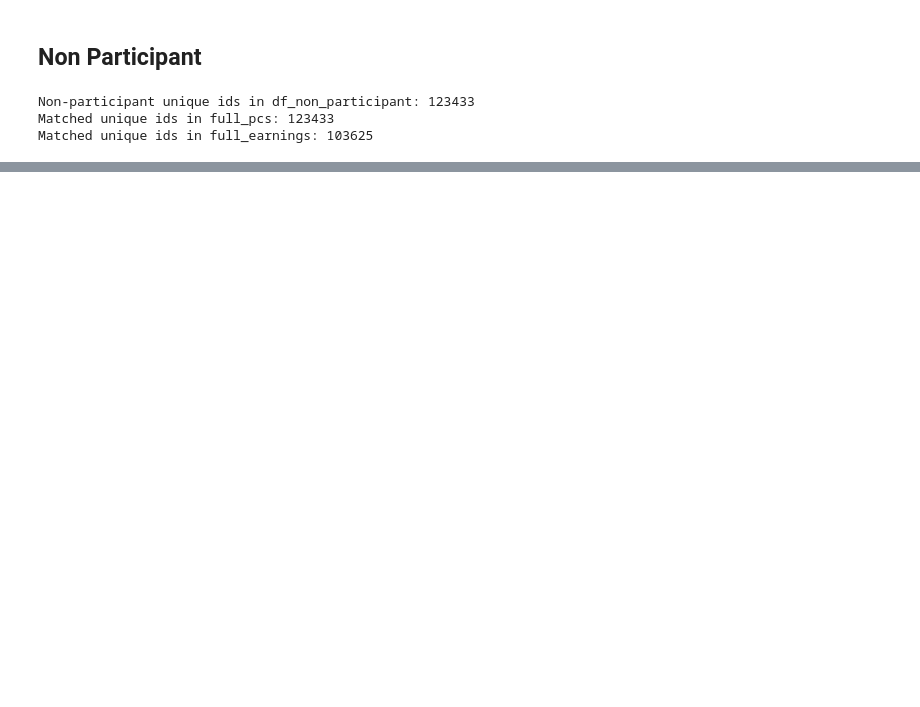
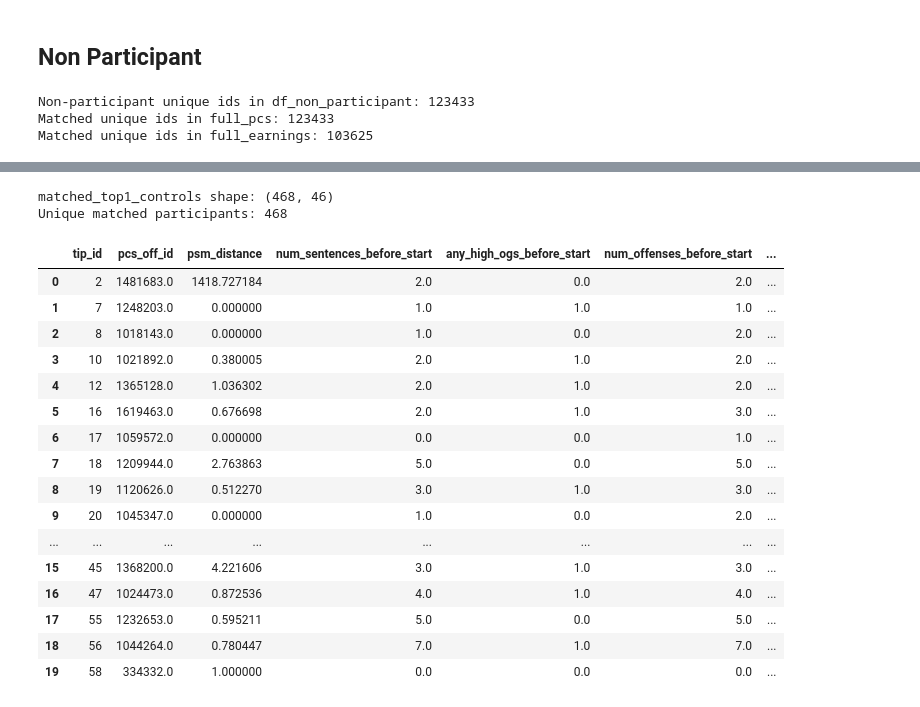
Before and after one commit to Nikki-Lemon/TIP2026, a Jupyter notebook: Matching/Participant_NonParticipant_Matching.ipynb, the cells around one changed output, grey strips where cells are left out. Cells and saved outputs as stored; diff of their text form; code cells hidden in the pictures; blank space fills up the shorter version.

```diff
--- a/Matching/Participant_NonParticipant_Matching.ipynb
+++ b/Matching/Participant_NonParticipant_Matching.ipynb
@@ -2483,0 +1411,19 @@ Notes:
+# %%
+# --------------------------------------------------
+# Block 1: Prepare exact-match pair base with inherited timing
+# --------------------------------------------------
+
+exact_match_pairs = exact_match_candidates.copy()
+
+exact_match_pairs["participant_StartDate"] = pd.to_datetime(
+    exact_match_pairs["participant_StartDate"], errors="coerce"
+)
+
+exact_match_pairs["inherited_StartDate"] = exact_match_pairs["participant_StartDate"]
+exact_match_pairs["start_year"] = exact_match_pairs["inherited_StartDate"].dt.year
+exact_match_pairs["cohort_2022"] = exact_match_pairs["participant_cohort_2022"]
+
+print("exact_match_pairs shape:", exact_match_pairs.shape)
+exact_match_pairs[[
+    "tip_id", "pcs_off_id", "inherited_StartDate", "start_year", "cohort_2022"
+]].head()
@@ -2483,0 +1855,41 @@ Notes:
+# %%
+# --------------------------------------------------
+# Block 4: Keep top 10 matched controls per participant
+# --------------------------------------------------
+
+matched_top1_controls = (
+    exact_match_pairs_scored
+    .sort_values(["tip_id", "psm_distance", "pcs_off_id"])
+    .groupby("tip_id", group_keys=False)
+    .head(1)
+    .reset_index(drop=True)
+)
+
+print("matched_top1_controls shape:", matched_top1_controls.shape)
+print("Unique matched participants:", matched_top1_controls["tip_id"].nunique())
+
+matched_top1_controls[[
+    "tip_id", "pcs_off_id", "psm_distance",
+    "num_sentences_before_start", "any_high_ogs_before_start",
+    "num_offenses_before_start", "earnings_2yr_preTIP", "job_right_before_tip"
+]].head(20)
+# %% [output]
+matched_top1_controls shape: (468, 46)
+Unique matched participants: 468
+|  | tip_id | pcs_off_id | psm_distance | num_sentences_before_start | any_high_ogs_before_start | num_offenses_before_start | ... |
+| 0 | 2 | 1481683.0 | 1418.727184 | 2.0 | 0.0 | 2.0 | ... |
+| 1 | 7 | 1248203.0 | 0.000000 | 1.0 | 1.0 | 1.0 | ... |
+| 2 | 8 | 1018143.0 | 0.000000 | 1.0 | 0.0 | 2.0 | ... |
+| 3 | 10 | 1021892.0 | 0.380005 | 2.0 | 1.0 | 2.0 | ... |
+| 4 | 12 | 1365128.0 | 1.036302 | 2.0 | 1.0 | 2.0 | ... |
+| 5 | 16 | 1619463.0 | 0.676698 | 2.0 | 1.0 | 3.0 | ... |
+| 6 | 17 | 1059572.0 | 0.000000 | 0.0 | 0.0 | 1.0 | ... |
+| 7 | 18 | 1209944.0 | 2.763863 | 5.0 | 0.0 | 5.0 | ... |
+| 8 | 19 | 1120626.0 | 0.512270 | 3.0 | 1.0 | 3.0 | ... |
+| 9 | 20 | 1045347.0 | 0.000000 | 1.0 | 0.0 | 2.0 | ... |
+| ... | ... | ... | ... | ... | ... | ... | ... |
+| 15 | 45 | 1368200.0 | 4.221606 | 3.0 | 1.0 | 3.0 | ... |
+| 16 | 47 | 1024473.0 | 0.872536 | 4.0 | 1.0 | 4.0 | ... |
+| 17 | 55 | 1232653.0 | 0.595211 | 5.0 | 0.0 | 5.0 | ... |
+| 18 | 56 | 1044264.0 | 0.780447 | 7.0 | 1.0 | 7.0 | ... |
+| 19 | 58 | 334332.0 | 1.000000 | 0.0 | 0.0 | 0.0 | ... |
```
Also changed, not shown: parts of 80 cells of this notebook.
